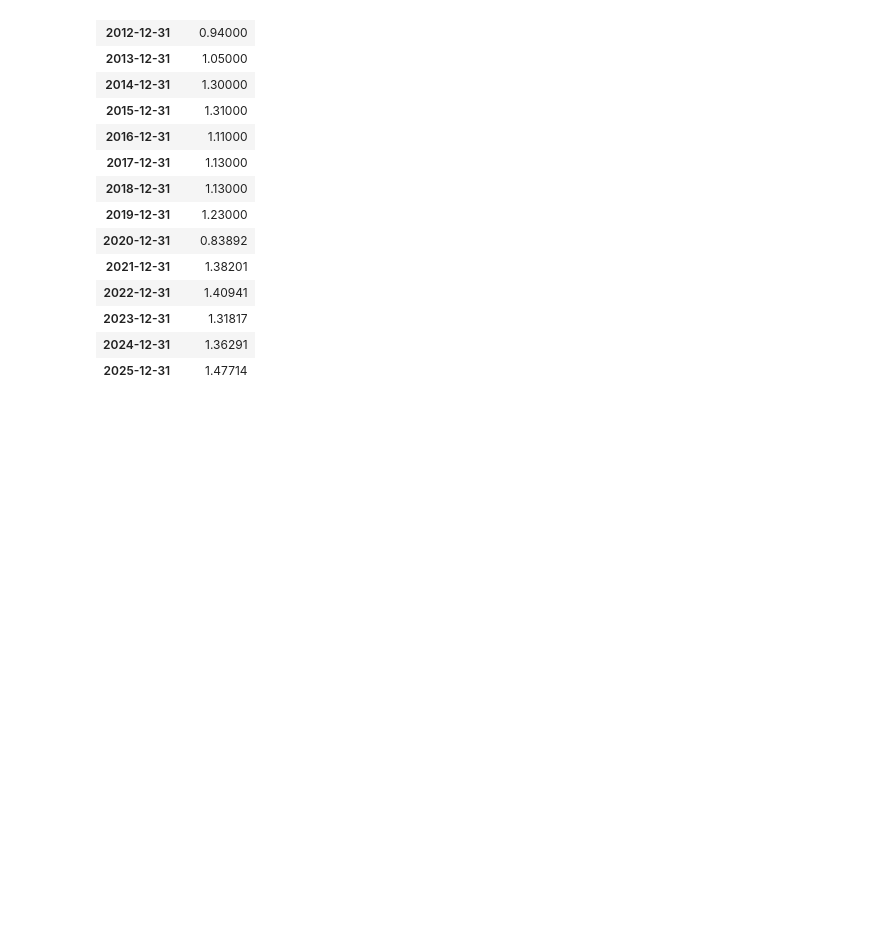
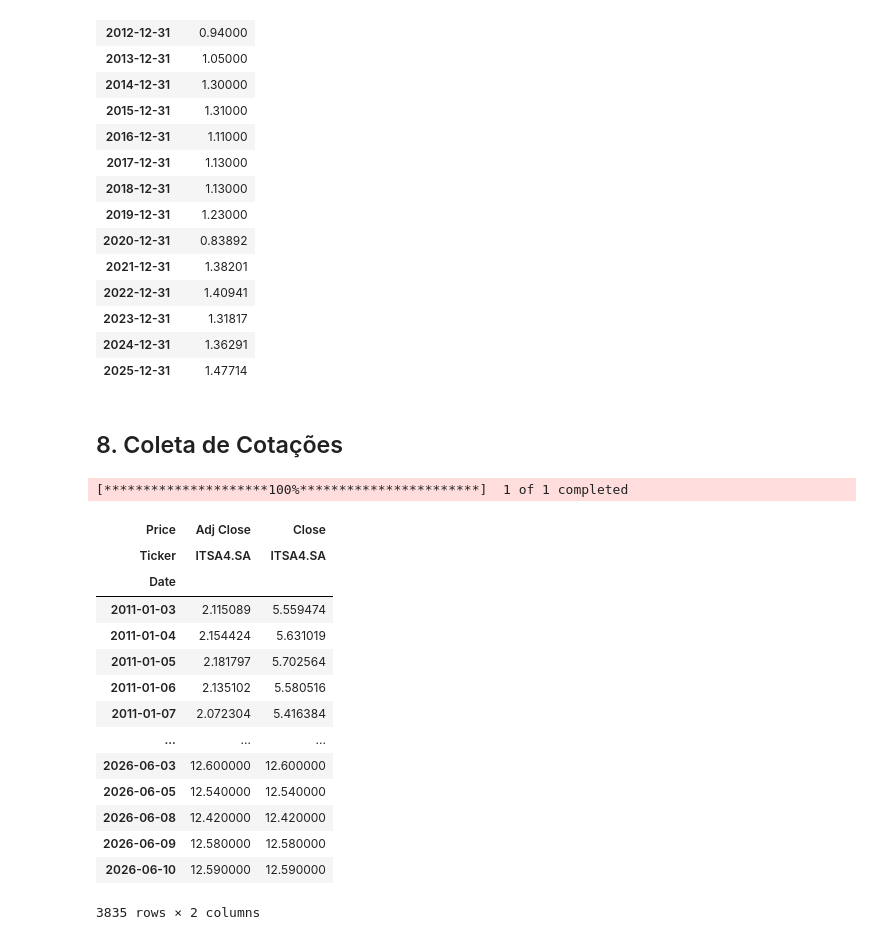
Before and after one commit to esscova/financas-quantitativas, a Jupyter notebook: Coletando PL histórico de empresas listadas na B3 com dados da CVM/preco_lucro_historico.ipynb, the cells around one changed output. Saved outputs shown, nothing was run; the diff lists cells and outputs as text; code cells hidden in the pictures; blank space fills up the shorter version.

Commit message:
feat: coletar historico de cotacoes

```diff
--- a/Coletando PL histórico de empresas listadas na B3 com dados da CVM/preco_lucro_historico.ipynb
+++ b/Coletando PL histórico de empresas listadas na B3 com dados da CVM/preco_lucro_historico.ipynb
@@ -326,3 +326,27 @@ lpa
 | 2023-12-31 | 1.31817 |
 | 2024-12-31 | 1.36291 |
 | 2025-12-31 | 1.47714 |
+# %% [markdown]
+## 8. Coleta de Cotações
+# %%
+precos = yf.download('ITSA4.SA', start='2011-01-01', auto_adjust=False)
+# %% [output]
+[*********************100%***********************]  1 of 1 completed
+# %%
+precos[['Adj Close', 'Close']]
+# %% [output]
+| Price | Adj Close | Close |
+| Ticker | ITSA4.SA | ITSA4.SA |
+| Date |  |  |
+| 2011-01-03 | 2.115089 | 5.559474 |
+| 2011-01-04 | 2.154424 | 5.631019 |
+| 2011-01-05 | 2.181797 | 5.702564 |
+| 2011-01-06 | 2.135102 | 5.580516 |
+| 2011-01-07 | 2.072304 | 5.416384 |
+| ... | ... | ... |
+| 2026-06-03 | 12.600000 | 12.600000 |
+| 2026-06-05 | 12.540000 | 12.540000 |
+| 2026-06-08 | 12.420000 | 12.420000 |
+| 2026-06-09 | 12.580000 | 12.580000 |
+| 2026-06-10 | 12.590000 | 12.590000 |
+3835 rows × 2 columns
```
